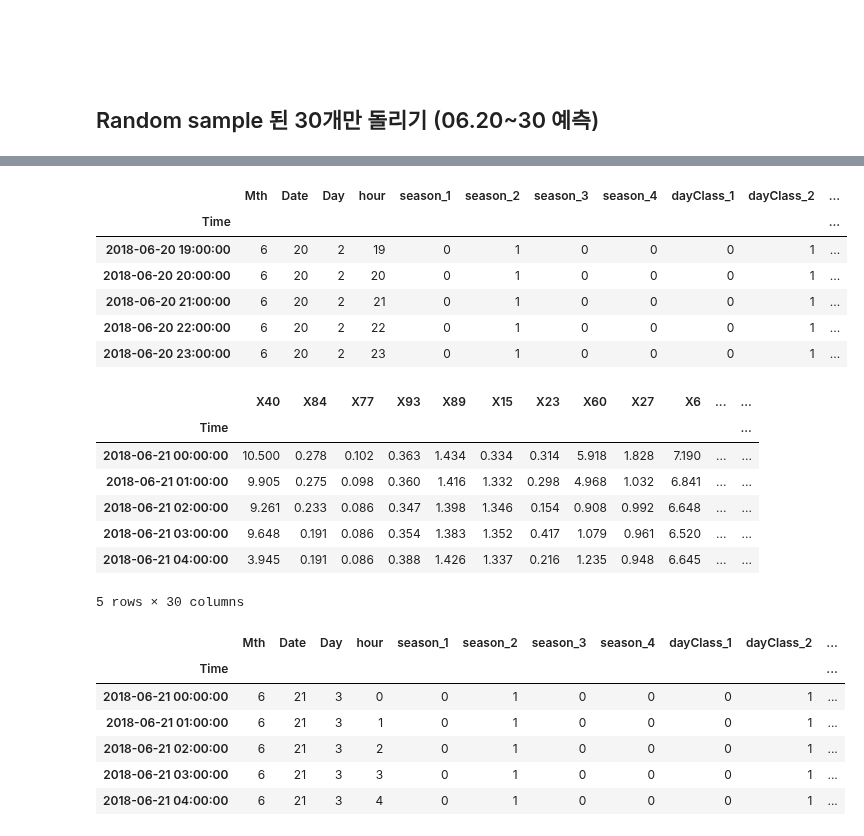
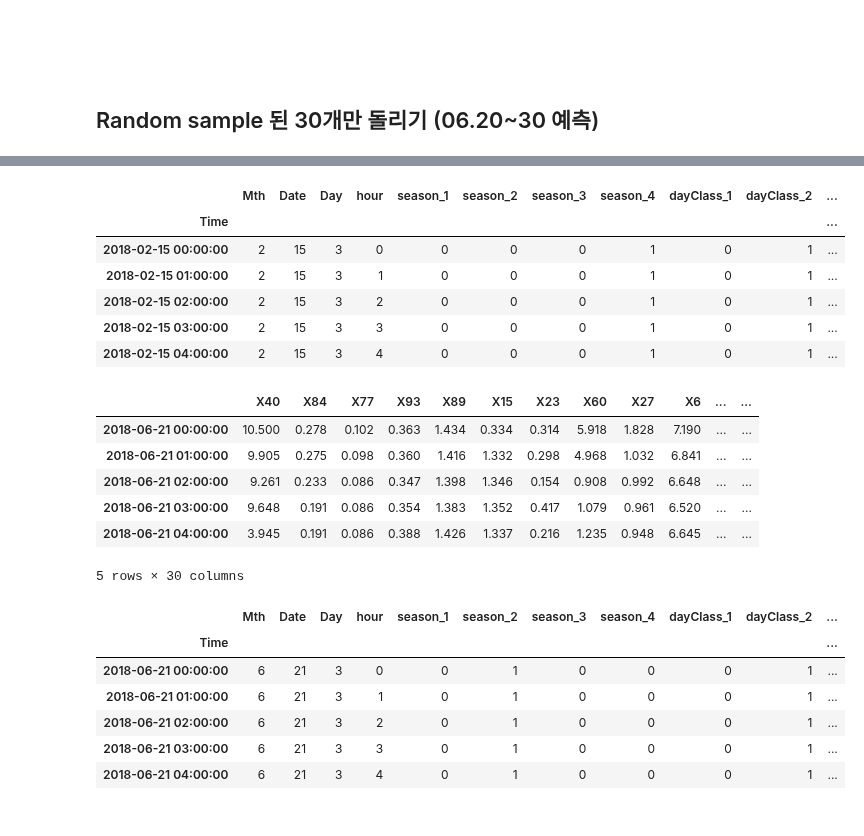
Before and after one commit to yagippi27/DACON_CONTEST_2019, a Jupyter notebook: SOOMIN/0__. Presentation용 작업.ipynb, the cells around one changed output, grey strips where cells are left out. Drawn from its saved outputs; the diff is of its cells as text; code cells hidden in the pictures.

```diff
--- a/SOOMIN/0__. Presentation용 작업.ipynb
+++ b/SOOMIN/0__. Presentation용 작업.ipynb
@@ -209,20 +340,19 @@ train.tail()
 # %%
-features = TE_timeV_dum_wthr.loc[:'2018-06-20 23:00:00', :]
-features.tail()
+features = TE_timeV_dum_wthr.loc['2018-02-15 00:00:00':'2018-06-20 23:00:00', :]
+features.head()
 # %% [output]
 |  | Mth | Date | Day | hour | season_1 | season_2 | season_3 | season_4 | dayClass_1 | dayClass_2 | ... |
 | Time |  |  |  |  |  |  |  |  |  |  | ... |
-| 2018-06-20 19:00:00 | 6 | 20 | 2 | 19 | 0 | 1 | 0 | 0 | 0 | 1 | ... |
-| 2018-06-20 20:00:00 | 6 | 20 | 2 | 20 | 0 | 1 | 0 | 0 | 0 | 1 | ... |
-| 2018-06-20 21:00:00 | 6 | 20 | 2 | 21 | 0 | 1 | 0 | 0 | 0 | 1 | ... |
-| 2018-06-20 22:00:00 | 6 | 20 | 2 | 22 | 0 | 1 | 0 | 0 | 0 | 1 | ... |
-| 2018-06-20 23:00:00 | 6 | 20 | 2 | 23 | 0 | 1 | 0 | 0 | 0 | 1 | ... |
+| 2018-02-15 00:00:00 | 2 | 15 | 3 | 0 | 0 | 0 | 0 | 1 | 0 | 1 | ... |
+| 2018-02-15 01:00:00 | 2 | 15 | 3 | 1 | 0 | 0 | 0 | 1 | 0 | 1 | ... |
+| 2018-02-15 02:00:00 | 2 | 15 | 3 | 2 | 0 | 0 | 0 | 1 | 0 | 1 | ... |
+| 2018-02-15 03:00:00 | 2 | 15 | 3 | 3 | 0 | 0 | 0 | 1 | 0 | 1 | ... |
+| 2018-02-15 04:00:00 | 2 | 15 | 3 | 4 | 0 | 0 | 0 | 1 | 0 | 1 | ... |
 # %%
-test_real = rs.loc['2018-06-21 00:00:00':, :]
+test_real = train_data.loc['2018-06-21 00:00:00':, :]
 test_real.head()
 # %% [output]
 |  | X40 | X84 | X77 | X93 | X89 | X15 | X23 | X60 | X27 | X6 | ... | ... |
-| Time |  |  |  |  |  |  |  |  |  |  |  | ... |
 | 2018-06-21 00:00:00 | 10.500 | 0.278 | 0.102 | 0.363 | 1.434 | 0.334 | 0.314 | 5.918 | 1.828 | 7.190 | ... | ... |
 | 2018-06-21 01:00:00 | 9.905 | 0.275 | 0.098 | 0.360 | 1.416 | 1.332 | 0.298 | 4.968 | 1.032 | 6.841 | ... | ... |
 | 2018-06-21 02:00:00 | 9.261 | 0.233 | 0.086 | 0.347 | 1.398 | 1.346 | 0.154 | 0.908 | 0.992 | 6.648 | ... | ... |
```
Also changed, not shown: parts of 22 cells of this notebook, 3 other files.
